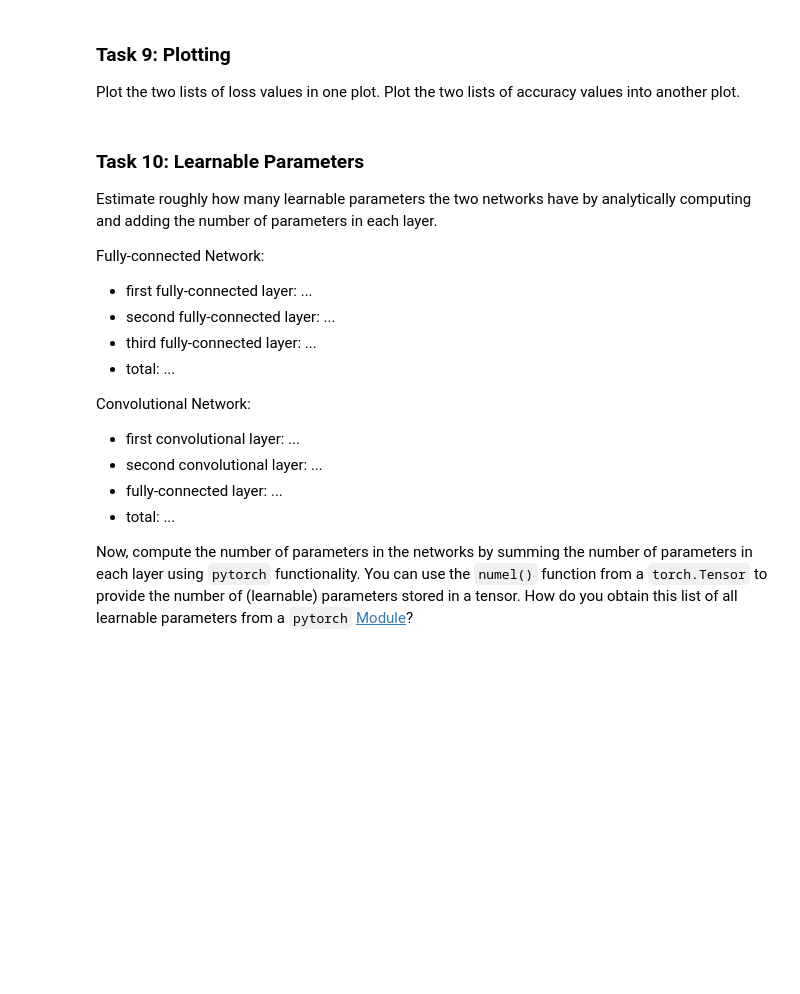
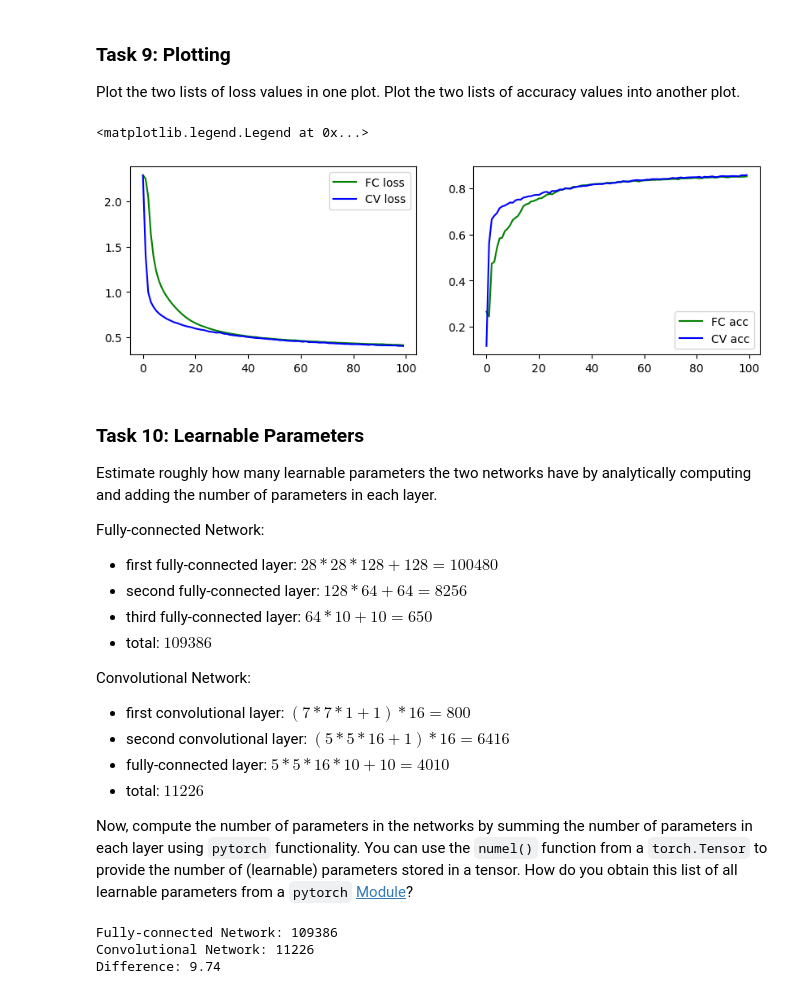
Before and after one commit to liamti5/Deep-Learning-UZH, a Jupyter notebook: DL-Assignment06.ipynb, the cells around one changed output. Cells and saved outputs as stored; diff of their text form; code cells hidden in the pictures; blank space fills up the shorter version.

```diff
--- a/DL-Assignment06.ipynb
+++ b/DL-Assignment06.ipynb
@@ -159,11 +182,26 @@ Implement a function that generates a convolutional network with the following l
 6. A `Sigmoid` activation function.
 7. A flattening layer to turn the 3D feature map into a 1D vector.
 8. A fully-connected layer with the appropriate number of inputs and $O$ outputs.
-# %%
-def convolutional(Q1, Q2, O):
-  return torch.nn.Sequential(
-    ...
-  )
+# %%
+def convolutional(Q1, Q2, O):
+    return torch.nn.Sequential(
+        torch.nn.Conv2d(
+            in_channels=1, out_channels=Q1, kernel_size=(7,7), stride=1, padding=0
+        ),
+        torch.nn.MaxPool2d(kernel_size=(2,2), stride=2),
+        torch.nn.Sigmoid(),
+        torch.nn.Conv2d(
+            in_channels=Q1,
+            out_channels=Q2,
+            kernel_size=(5,5),
+            stride=1,
+            padding=2,
+        ),
+        torch.nn.MaxPool2d(kernel_size=(2,2), stride=2),
+        torch.nn.Sigmoid(),
+        torch.nn.Flatten(),
+        torch.nn.Linear(in_features=5*5*Q2, out_features=O),
+    )
 # %% [markdown]
 ## Network Training
 For training and evaluating the network, we rely on standard functionality in PyTorch.
@@ -230,3 +282,6 @@ fc_loss, fc_acc = train(...)
+# %%
+fc = fully_connected(D=28*28, K1=128, K2=64, O=10)
+fc_loss, fc_acc = train(network=fc, epochs=100, eta=0.01, momentum=0.9)
 # %% [markdown]
 ### Task 8: Convolutional Training
 
@@ -239,33 +291,44 @@ cv_loss, cv_acc = train(...)
+# %%
+cv = convolutional(Q1=16, Q2=16, O=10)
+cv_loss, cv_acc = train(network=cv, epochs=100, eta=0.01, momentum=0.9)
 # %% [markdown]
 ### Task 9: Plotting
 
 Plot the two lists of loss values in one plot. Plot the two lists of accuracy values into another plot.
 # %%
 from matplotlib import pyplot
-pyplot.figure(figsize=(10,3))
+
+pyplot.figure(figsize=(10, 3))
 ax = pyplot.subplot(121)
 # plot loss values of FC and CV network over epochs
-...
+ax.plot(fc_loss, "g-", label="FC loss")
+ax.plot(cv_loss, "b-", label="CV loss")
+ax.legend()
 
 ax = pyplot.subplot(122)
 # plot accuracy values of FC and CV network over epochs
-...
+ax.plot(fc_acc, "g-", label="FC acc")
+ax.plot(cv_acc, "b-", label="CV acc")
+ax.legend()
+# %% [output]
+<matplotlib.legend.Legend at 0x...>
+[figure, added]
 # %% [markdown]
 ### Task 10: Learnable Parameters
 
 Estimate roughly how many learnable parameters the two networks have by analytically computing and adding the number of parameters in each layer.
 
 Fully-connected Network:
-- first fully-connected layer: ...
-- second fully-connected layer: ...
-- third fully-connected layer: ...
-- total: ...
+- first fully-connected layer: $28*28*128 + 128 = 100480$
+- second fully-connected layer: $128 * 64 + 64 = 8256$
+- third fully-connected layer: $64 * 10 + 10 = 650$
+- total: $109386$
 
 Convolutional Network:
-- first convolutional layer: ...
-- second convolutional layer: ...
-- fully-connected layer: ...
-- total: ...
+- first convolutional layer: $(7*7*1 + 1) * 16 = 800$
+- second convolutional layer: $(5*5*16 + 1) * 16 = 6416$
+- fully-connected layer: $5*5*16*10 + 10 = 4010$
+- total: $11226$
 
 
 
@@ -274,7 +337,13 @@ You can use the `numel()` function from a `torch.Tensor` to provide the number o
 How do you obtain this list of all learnable parameters from a `pytorch` [Module](https://pytorch.org/docs/stable/generated/torch.nn.Module.html)?
 # %%
 def parameter_count(network):
-  return ...
+    return sum(param.numel() for param in network.parameters() if param.requires_grad)
+
 
 print("Fully-connected Network:", parameter_count(fc))
 print("Convolutional Network:", parameter_count(cv))
+print("Difference:", round(parameter_count(fc) / parameter_count(cv), 2))
+# %% [output]
+Fully-connected Network: 109386
+Convolutional Network: 11226
+Difference: 9.74
```
Also changed, not shown: parts of 13 cells of this notebook, 1 other file.
